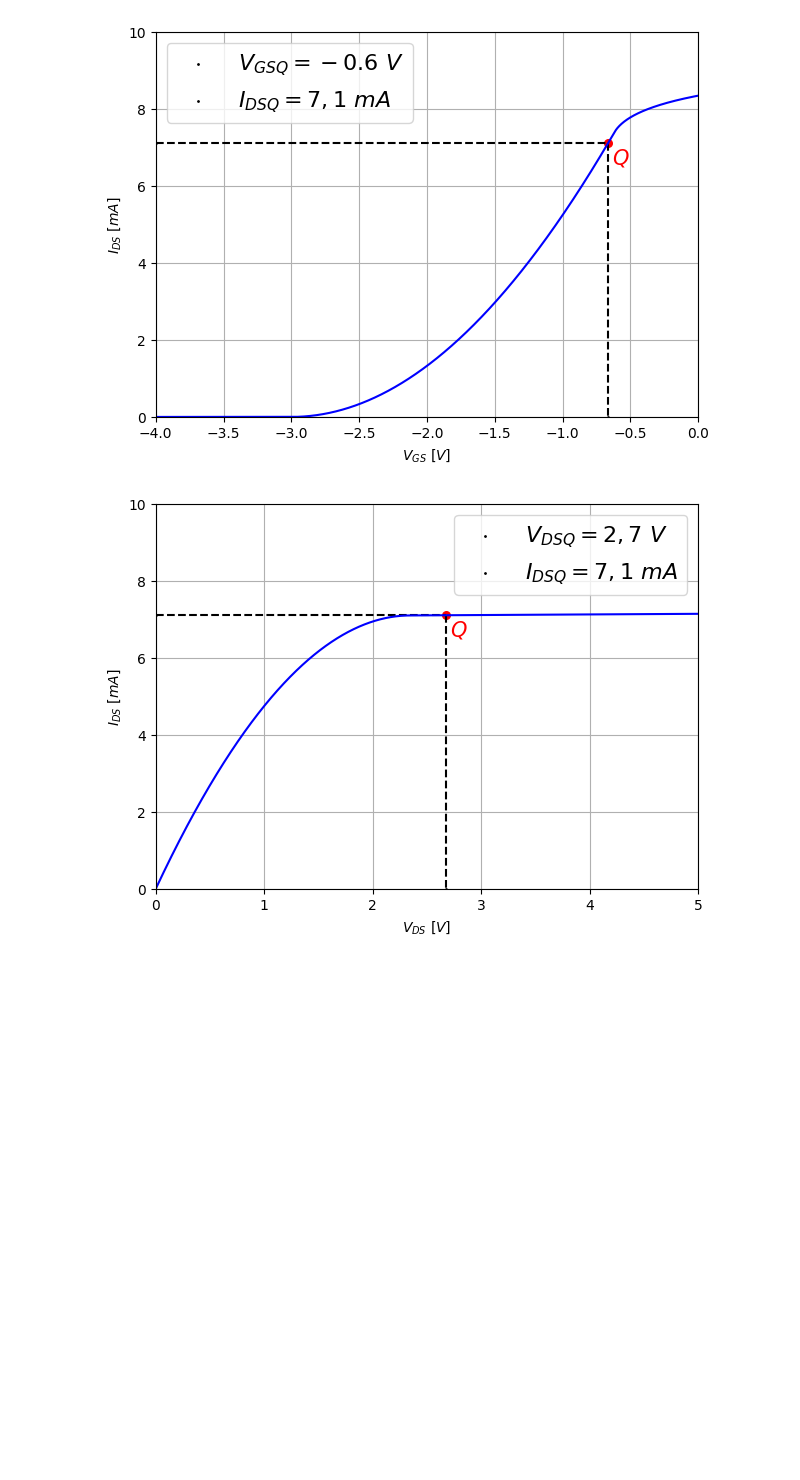
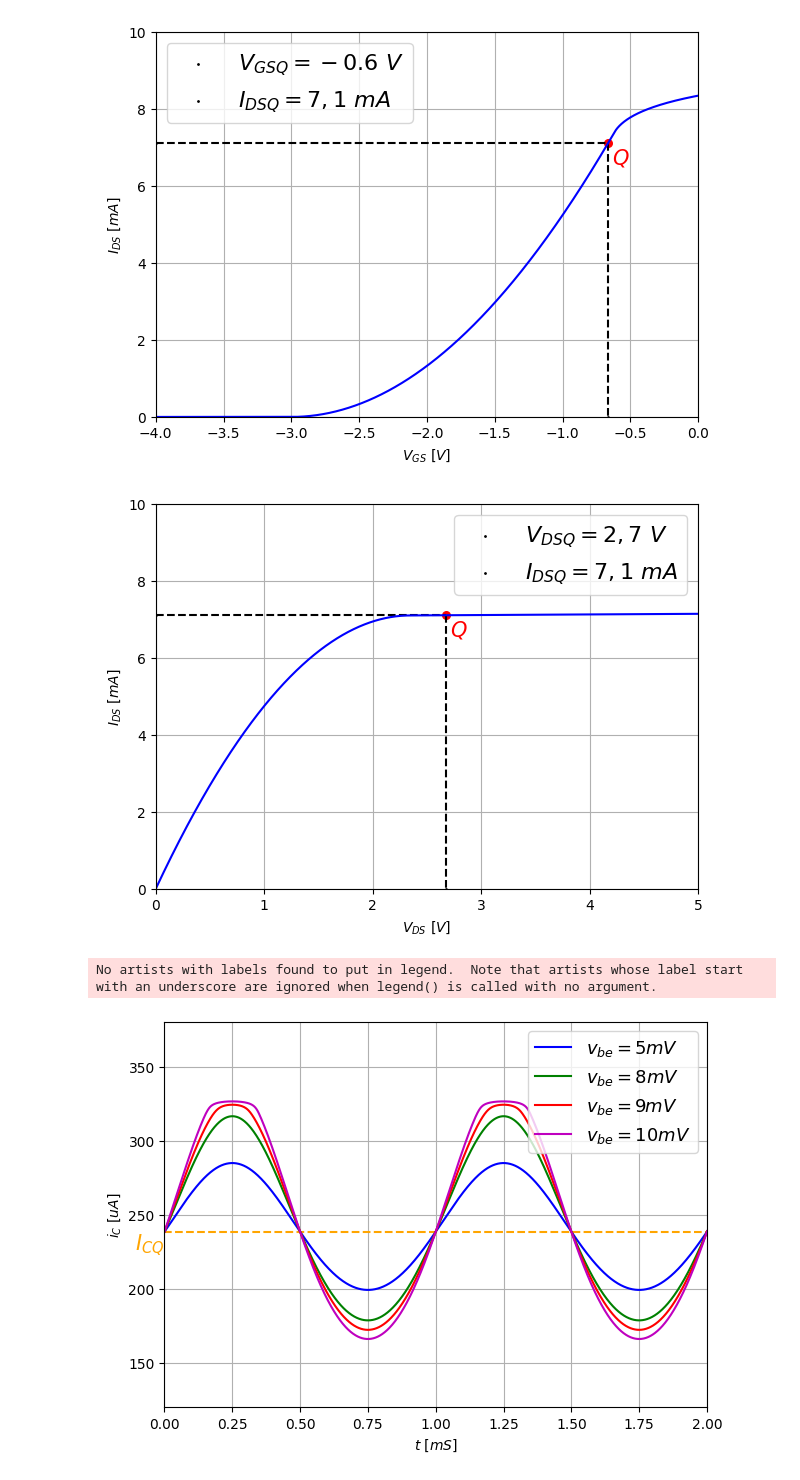
Before and after one commit to Fditoro/TP-Final-Fisica-Electronica, a Jupyter notebook: Spice/Graficos Spice.ipynb, the cells around one changed output. Drawn from its saved outputs; the diff is of its cells as text; code cells hidden in the pictures; blank space fills up the shorter version.

Commit message:
Graficos pequeña señal BJT

```diff
--- a/Spice/Graficos Spice.ipynb
+++ b/Spice/Graficos Spice.ipynb
@@ -520,3 +520,82 @@ plt.savefig('Grafico Curva Salida JFET.pdf', format='pdf')
 plt.show()
 # %% [output]
 [figure]
+# %%
+import ltspice
+import numpy as np
+import matplotlib.pyplot as plt
+import os
+
+# ----------------------------     Grafico BJT Pequeña señal     --------------------------------------
+
+ICQ = 0.000238655E+6
+
+#------------Load the signals from the .raw file
+raw_file5mV = 'Circuito_BJT/Circuito_BJT_Transitorio5mV.raw'
+l5 = ltspice.Ltspice(raw_file5mV)
+raw_file8mV = 'Circuito_BJT/Circuito_BJT_Transitorio8mV.raw'
+l8 = ltspice.Ltspice(raw_file8mV)
+raw_file9mV = 'Circuito_BJT/Circuito_BJT_Transitorio9mV.raw'
+l9 = ltspice.Ltspice(raw_file9mV)
+raw_file10mV = 'Circuito_BJT/Circuito_BJT_Transitorio10mV.raw'
+l10 = ltspice.Ltspice(raw_file10mV)
+# Make sure that the .raw file is located in the correct path
+l5.parse()
+l8.parse()
+l9.parse()
+l10.parse()
+#-----------------------------------------------
+
+
+#----------------------------Obtain basic signals
+time5mV = l5.get_time()
+time5mV = (time5mV) * 1E+3
+IC_5mV = l5.get_data('I(Rc)')
+IC_5mV = (IC_5mV) * 1E+6
+time8mV = l8.get_time()
+time8mV = (time8mV) * 1E+3
+IC_8mV = l8.get_data('I(Rc)')
+IC_8mV = (IC_8mV) * 1E+6
+time9mV = l9.get_time()
+time9mV = (time9mV) * 1E+3
+IC_9mV = l9.get_data('I(Rc)')
+IC_9mV = (IC_9mV) * 1E+6
+time10mV = l10.get_time()
+time10mV = (time10mV) * 1E+3
+IC_10mV = l10.get_data('I(Rc)')
+IC_10mV = (IC_10mV) * 1E+6
+#------------------------------------------------
+
+chargeTime = np.linspace(0, 450, 1000)
+
+
+#Set mplt and min Voltages and currents
+time_upper_limit = 2
+time_lower_limit = 0
+I_upper_limit = 380
+I_lower_limit = 120
+
+fig = plt.figure(figsize=(7, 5))
+
+#Current plot
+plt.xlabel("$t \ [mS]$")
+plt.ylabel("$i_{C} \ [uA]$")
+
+plt.xlim(time_lower_limit, time_upper_limit)
+plt.ylim(I_lower_limit, I_upper_limit)
+plt.grid()
+plt.legend(fontsize = 16)
+
+plt.plot([time_lower_limit,time_upper_limit], [ICQ, ICQ], linestyle = '--', linewidth = 1.5,  color = 'orange')
+plt.annotate(r"$I_{CQ}$", xy=(time_lower_limit, ICQ), xytext=(0, 0),textcoords='offset points', va='top', ha = 'right', fontsize = 15, color = 'orange')
+plt.plot(time5mV , IC_5mV, 'b-', label = '$v_{be} = 5mV$')
+plt.plot(time8mV , IC_8mV, 'g-', label = '$v_{be} = 8mV$')
+plt.plot(time9mV , IC_9mV, 'r-', label = '$v_{be} = 9mV$')
+plt.plot(time10mV , IC_10mV, 'm-', label = '$v_{be} = 10mV$')
+plt.legend(fontsize = 13)
+
+#plt.savefig('Grafico Pequeña señal BJT.pdf', format='pdf')
+plt.show()
+# %% [output]
+No artists with labels found to put in legend.  Note that artists whose label start with an underscore are ignored when legend() is called with no argument.
+[figure, added]
```
Also changed, not shown: parts of 1 cell of this notebook, 14 other files.
